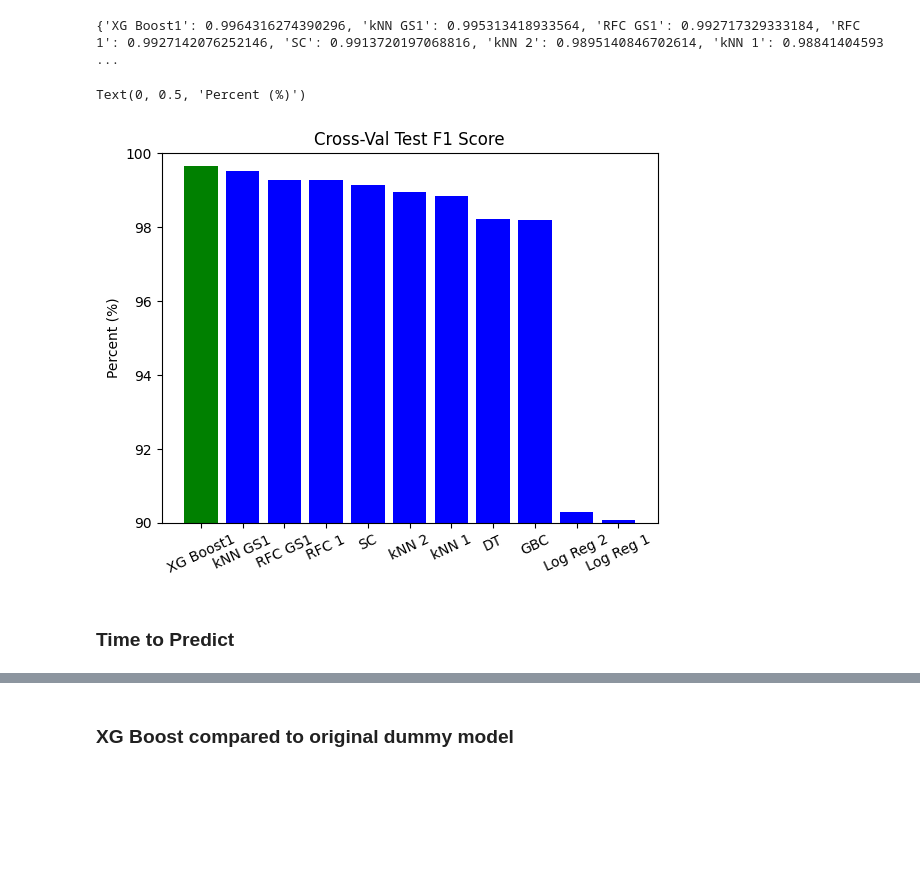
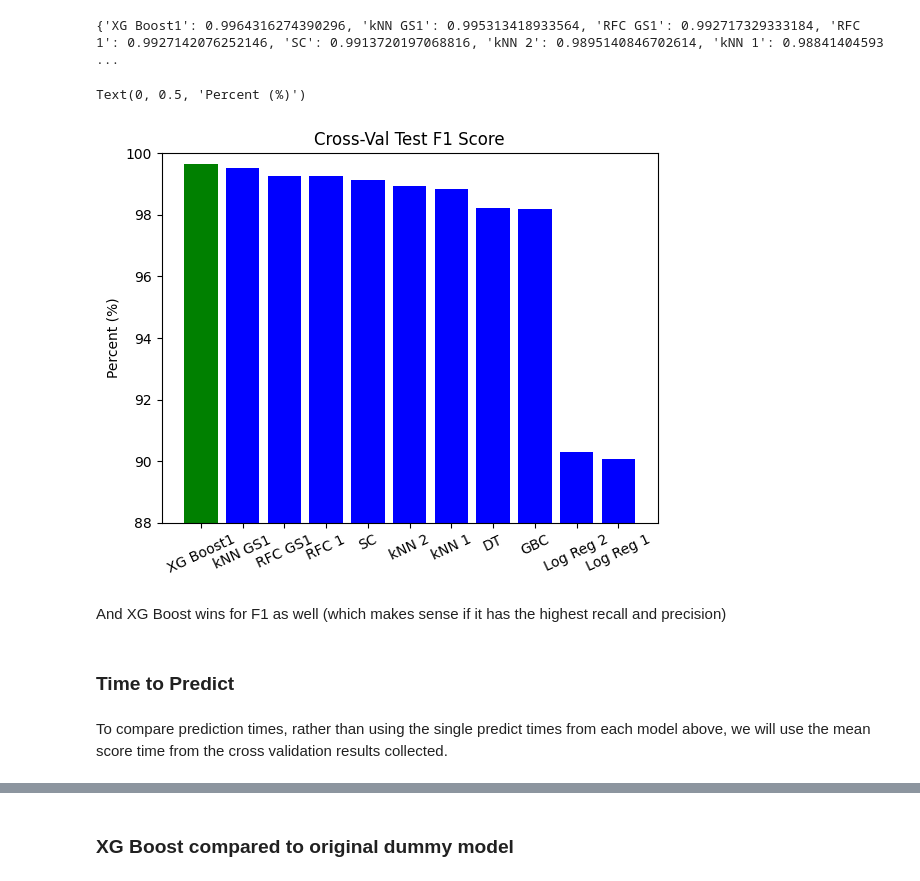
Before and after one commit to mccafj/Fall_Detection_Model, a Jupyter notebook: scratch_notebook.ipynb, the cells around one changed output, grey strips where cells are left out. Saved outputs shown, nothing was run; the diff lists cells and outputs as text; code cells hidden in the pictures; blank space fills up the shorter version.

Commit message:
more visuals, more markdown for all models, limitations, summary

```diff
--- a/scratch_notebook.ipynb
+++ b/scratch_notebook.ipynb
@@ -749,7 +748,7 @@ u_labels = np.unique(label)
 
 #plotting the results:
 for i in u_labels:
-    plt.scatter(X_pca[label == i , 0] , X_pca[label == i , 1] , label = i, marker=)
+    plt.scatter(X_pca[label == i , 0] , X_pca[label == i , 1] , label = i)
 plt.legend()
 plt.show()
 # %% [output]
@@ -1988,19 +2084,19 @@ print(sorted_f1_dict)
 # %% [output]
 {'XG Boost1': 0.9964316274390296, 'kNN GS1': 0.995313418933564, 'RFC GS1': 0.992717329333184, 'RFC 1': 0.9927142076252146, 'SC': 0.9913720197068816, 'kNN 2': 0.9895140846702614, 'kNN 1': 0.98841404593 ...
 # %%
-#  Comparing each model by test accuracy
+#  Comparing each model by test F1 scores
 
 X_f1 = sorted_f1_dict.keys()
 y_f1 = [number*100 for number in (list(sorted_f1_dict.values()))]
 
 fig, ax = plt.subplots()
 plt.bar(X_f1, y_f1, color=['green', 'blue', 'blue', 'blue', 'blue', 'blue', 'blue', 'blue', 'blue', 'blue', 'blue'])
 plt.xticks(rotation=25)
-plt.ylim(90, 100)
+plt.ylim(88, 100)
 plt.grid(False)
 ax.set_title("Cross-Val Test F1 Score")
 plt.ylabel("Percent (%)")
 # plt.savefig('images/cross_val_f1_bar.png', dpi=300, bbox_inches='tight');
 # %% [output]
 Text(0, 0.5, 'Percent (%)')
-[figure, old version]
+[figure, new version]
@@ -2009,2 +2103,4 @@ Text(0, 0.5, 'Percent (%)')
+# %% [markdown]
+And XG Boost wins for F1 as well (which makes sense if it has the highest recall and precision)
 # %% [markdown]
 ### Time to Predict
@@ -2017,3 +2107,5 @@ Text(0, 0.5, 'Percent (%)')
+# %% [markdown]
+To compare prediction times, rather than using the single predict times from each model above, we will use the mean score time from the cross validation results collected.
 # %%
 model_score_time_dict = {models: score_time_list for models, score_time_list in zip(models, score_time_list)}
 list(model_score_time_dict.items())
```
Also changed, not shown: parts of 168 cells of this notebook, 4 other files.
